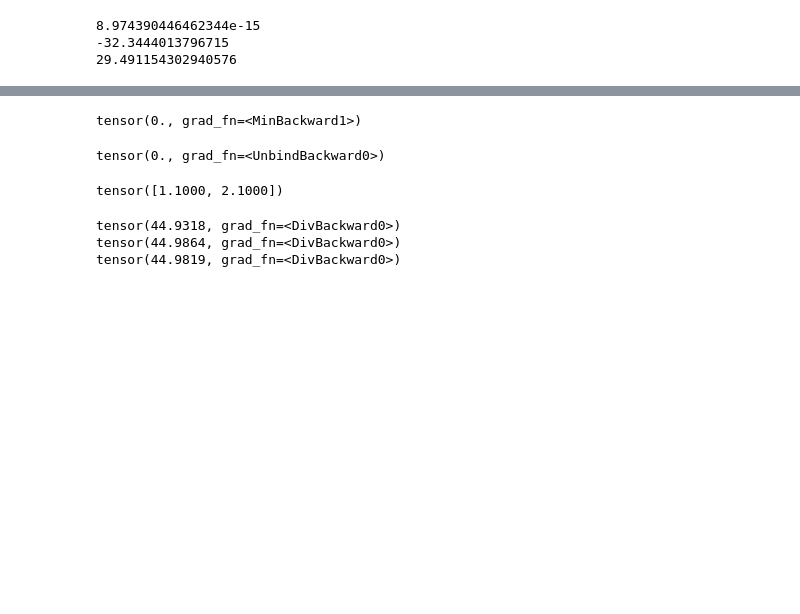
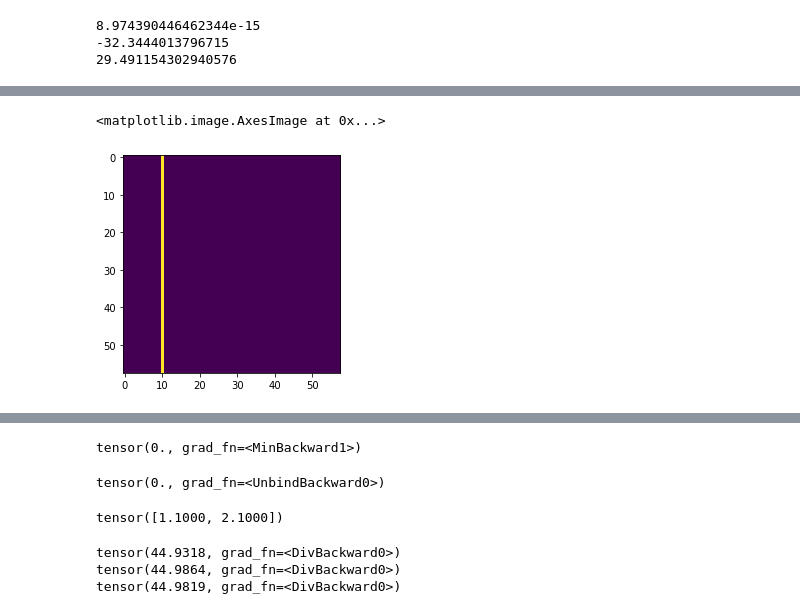
Before and after one commit to sajanth/learning-nlp, a Jupyter notebook: notebooks/bigram.ipynb, the cells around one changed output, grey strips where cells are left out. Cells and saved outputs as stored; diff of their text form; code cells hidden in the pictures; blank space fills up the shorter version.

```diff
--- a/notebooks/bigram.ipynb
+++ b/notebooks/bigram.ipynb
@@ -197,0 +269,5 @@ print(total/len(names))
+# %%
+plt.imshow(weights.grad, a)
+# %% [output]
+<matplotlib.image.AxesImage at 0x...>
+[figure, added]
```
Also changed, not shown: parts of 35 cells of this notebook.
